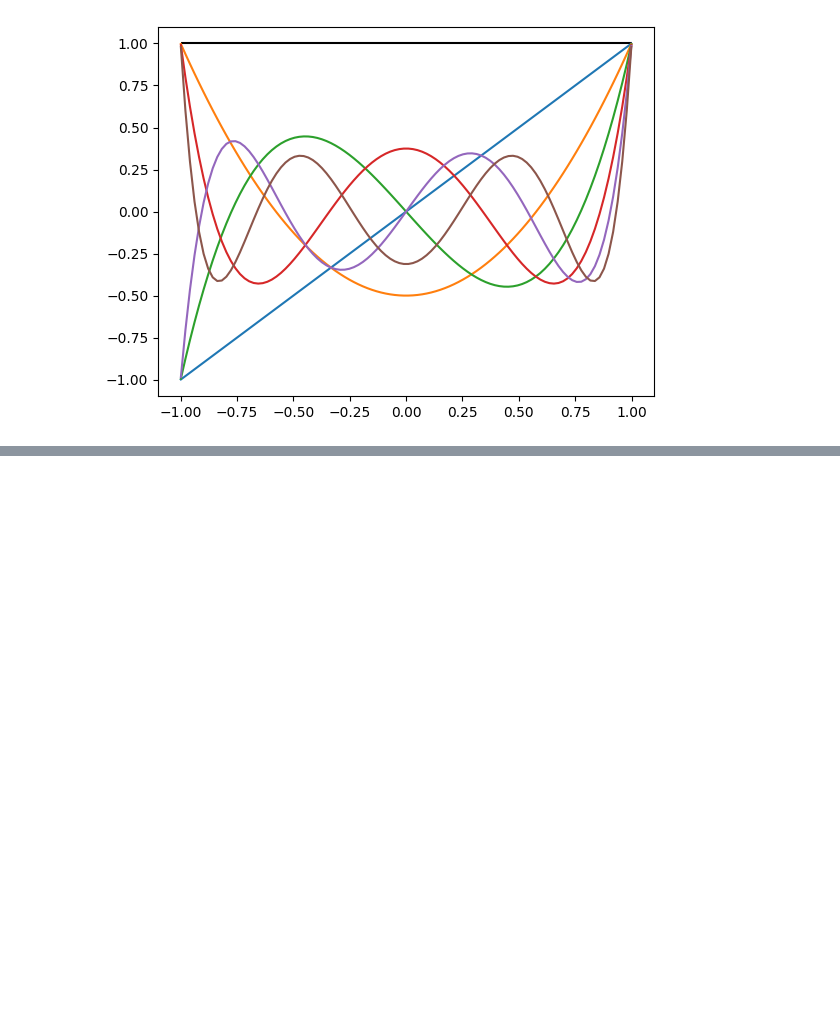
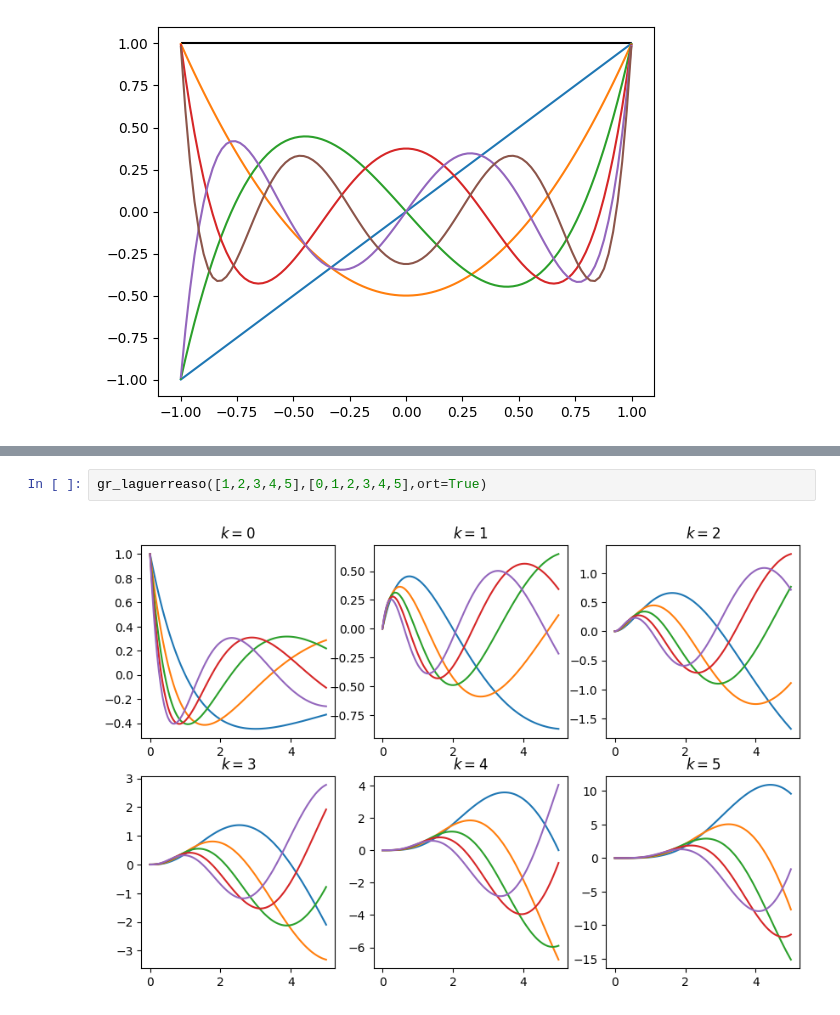
Before and after one commit to DanielBarrreto/Hydrogen-atom, a Jupyter notebook: H_A.ipynb, the cells around one changed output, grey strips where cells are left out. Saved outputs shown, nothing was run; the diff lists cells and outputs as text; blank space fills up the shorter version.

```diff
--- a/H_A.ipynb
+++ b/H_A.ipynb
@@ -40,0 +77,4 @@ gr_asociado([1,2,3,4,5,6])
+# %%
+gr_laguerreaso([1,2,3,4,5],[0,1,2,3,4,5],ort=True)
+# %% [output]
+[figure, added]
```
Also changed, not shown: parts of 8 cells of this notebook.
